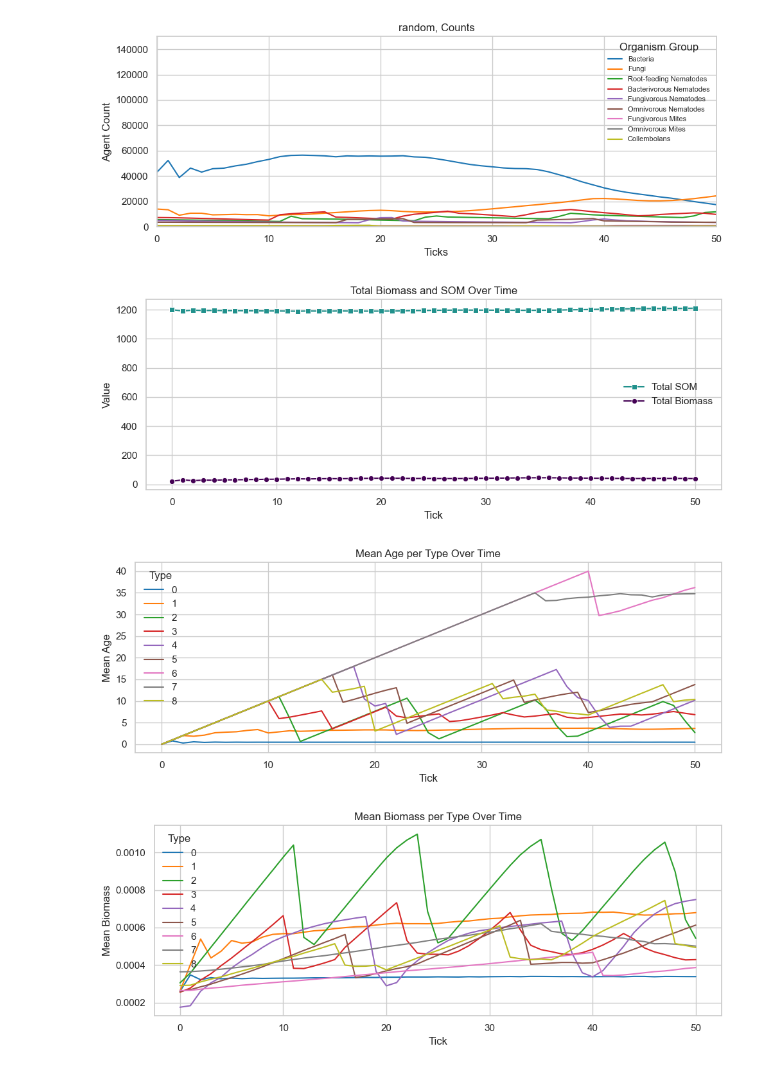
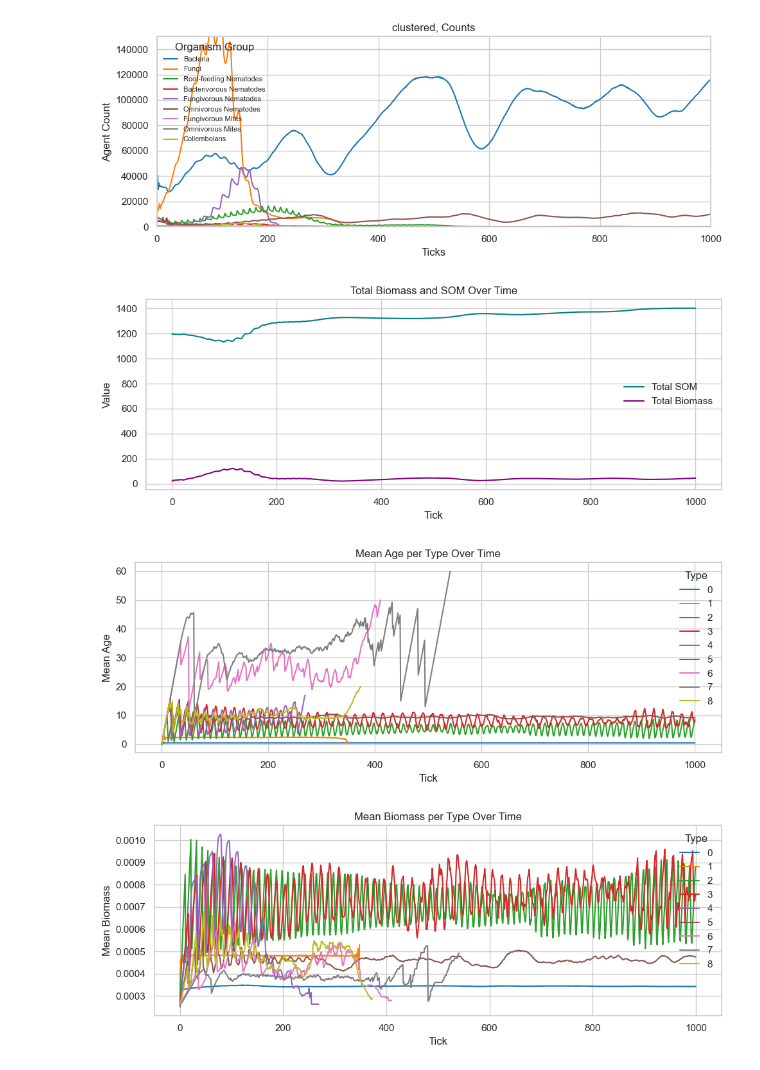
Before and after one commit to timovdk/BLOSSOM, a Jupyter notebook: blossom_viz/viz.ipynb, the cells around one changed output. Saved outputs shown, nothing was run; the diff lists cells and outputs as text; code cells hidden in the pictures.

```diff
--- a/blossom_viz/viz.ipynb
+++ b/blossom_viz/viz.ipynb
@@ -1,6 +1,6 @@
 # %%
-filename = "random"
-id = 0
+filename = "clustered"
+id = 1
 path = "./parquet_files/"
 # %%
 %matplotlib inline
@@ -142,9 +142,8 @@ if pdfs:
 
 plt.show()
 # %% [output]
-[figure, old version]
+[figure, new version]
 # %%
-df = pl.read_parquet(path + filename + "_" + str(id) + ".parquet")
 df_som = pl.read_parquet(path + filename + "_" + str(id) + "_SOM.parquet")
 
 # Group biomass by tick
@@ -171,16 +170,14 @@ sns.lineplot(
     x="tick",
     y="total_som",
     label="Total SOM",
-    marker="s",
-    color=colormaps["viridis"](0.5),
+    color="teal",
 )
 sns.lineplot(
     data=combined,
     x="tick",
     y="total_biomass",
     label="Total Biomass",
-    marker="o",
-    color=colormaps["viridis"](0),
+    color="purple",
 )
 
 # Labels and legend
@@ -191,9 +188,8 @@ plt.legend()
 plt.tight_layout()
 plt.show()
 # %% [output]
-[figure, old version]
+[figure, new version]
 # %%
-df = pl.read_parquet(path + filename + "_" + str(id) + ".parquet")
 # Group by tick and type, then compute mean age
 mean_age = (
     df.group_by(["tick", "type"])
@@ -214,27 +210,26 @@ plt.legend(title="Type")
 plt.tight_layout()
 plt.show()
 # %% [output]
-[figure, old version]
+[figure, new version]
 # %%
-df = pl.read_parquet(path + filename + "_" + str(id) + ".parquet")
 # Group by tick and type, then compute mean age
 mean_biomass = (
     df.group_by(["tick", "type"])
     .agg(pl.col("biomass").mean().alias("mean_biomass"))
     .sort(["tick", "type"])
 )
 
 # Plot with hue = type
 sns.set(style="whitegrid")
 plt.figure(figsize=(10, 4))
 sns.lineplot(data=mean_biomass, x="tick", y="mean_biomass", hue="type", palette="tab10")
 
 # Labels and legend
 plt.xlabel("Tick")
 plt.ylabel("Mean Biomass")
 plt.title("Mean Biomass per Type Over Time")
 plt.legend(title="Type")
 plt.tight_layout()
 plt.show()
 # %% [output]
-[figure, old version]
+[figure, new version]
```
Also changed, not shown: parts of 4 cells of this notebook, 6 other files.
